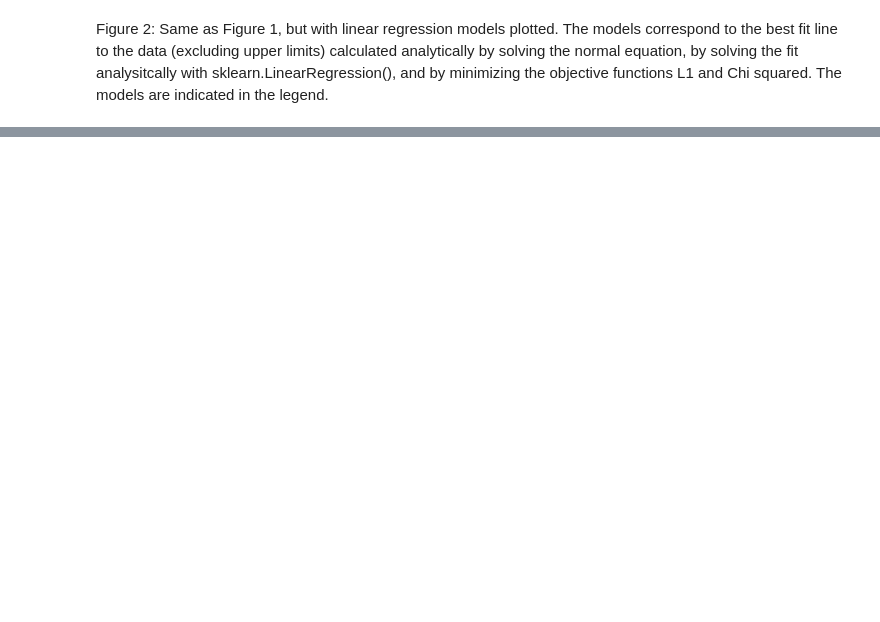
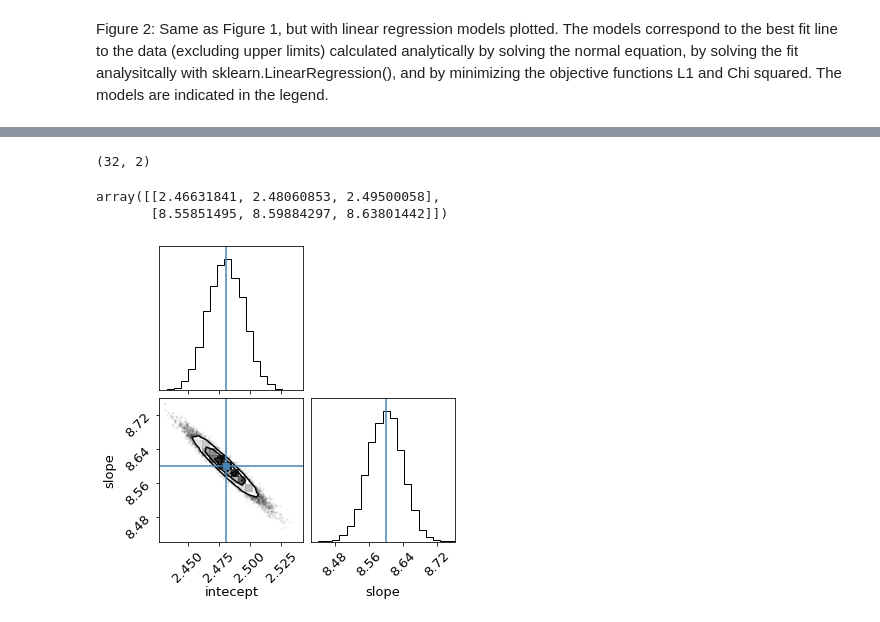
Before and after one commit to Anna-Battaglia/MLPNS_ABattaglia, a Jupyter notebook: Copia_di_FittingLineToGRBAfterglows_instructions.ipynb, the cells around one changed output, grey strips where cells are left out. Cells and saved outputs as stored; diff of their text form; code cells hidden in the pictures; blank space fills up the shorter version.

```diff
--- a/Copia_di_FittingLineToGRBAfterglows_instructions.ipynb
+++ b/Copia_di_FittingLineToGRBAfterglows_instructions.ipynb
@@ -308,0 +383,35 @@ Figure 2: Same as Figure 1, but with linear regression models plotted. The model
+# %%
+def log_probability(theta,x,y,yerr):
+  lp=log_prior(theta)
+  if not np.isfinite(lp):
+    return -np.inf
+  return lp+log_likelihood(theta,x,y,yerr)
+# %%
+np.random.seed(324)
+ig =[10,1]
+nwalkers = 32 #numero delle catene che faccio andare in parallelo
+ndim=len(ig)
+pos=np.array(ig)+1e-4*np.random.randn(nwalkers,ndim)
+pos.shape
+# %% [output]
+(32, 2)
+# %%
+sampler = emcee.EnsembleSampler(nwalkers, ndim, log_probability, args=(x, y, s)) #create the emcee obkect
+sampler.run_mcmc(pos, 5000, progress=True); #run the emcee for 5000 steps
+samples = sampler.get_chain()
+# %%
+flat_samples = sampler.get_chain(discard=200, thin=15, flat=True) #throw away burn in phase
+
+mcmc = np.zeros((ndim, 3))
+for i in range(ndim):
+  mcmc[i] = np.percentile( flat_samples[:,i], [16, 50, 84]) #extract the interquartile range and median solution for each parameter
+mcmc
+# %% [output]
+array([[2.46631841, 2.48060853, 2.49500058],
+       [8.55851495, 8.59884297, 8.63801442]])
+# %%
+pl.rcParams["font.size"]= 13
+fig = corner.corner(
+    flat_samples, labels=["intecept", "slope"], truths=mcmc[:,1]);
+# %% [output]
+[figure, added]
```
Also changed, not shown: parts of 13 cells of this notebook.
